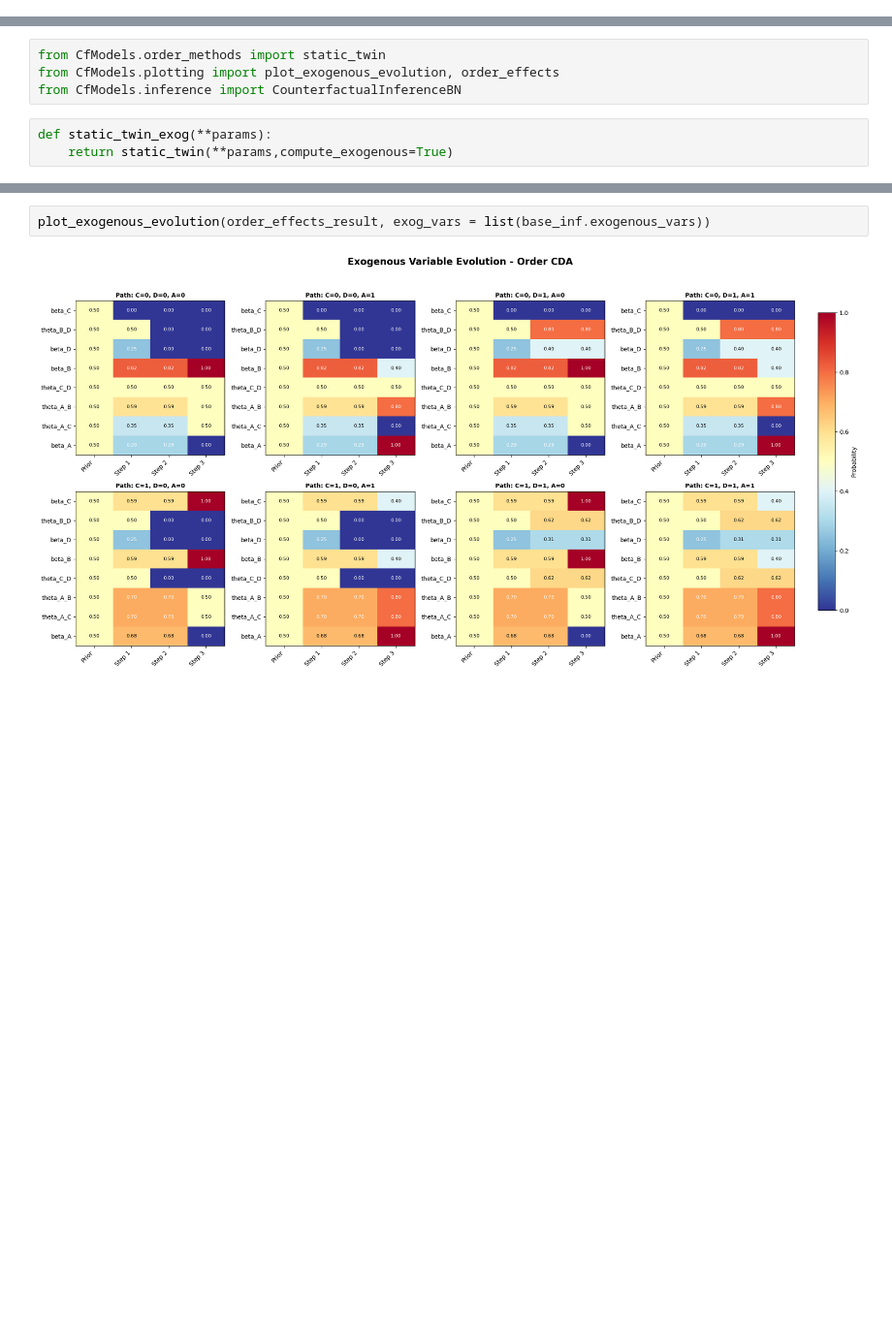
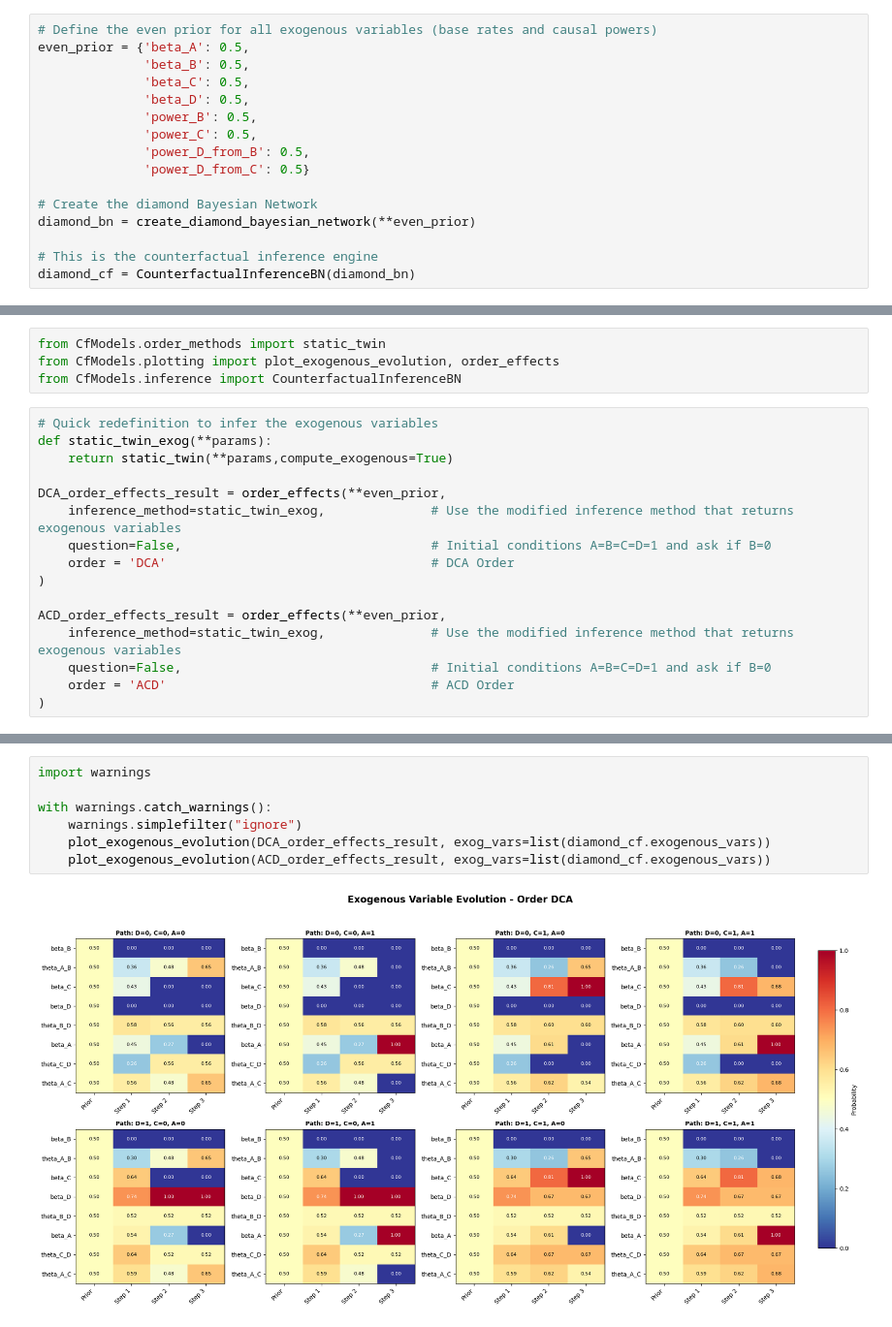
Before and after one commit to navarrenicolas/backtracking_counterfactuals, a Jupyter notebook: code/python/notebooks/order_effects.ipynb, the cells around one changed output, grey strips where cells are left out. Shown at 97% size. Saved outputs shown, nothing was run; the diff lists cells and outputs as text; blank space fills up the shorter version.

Commit message:
adding order effects tutorial

```diff
--- a/code/python/notebooks/order_effects.ipynb
+++ b/code/python/notebooks/order_effects.ipynb
@@ -268,0 +279,16 @@ interactive(children=(FloatSlider(value=0.95, description='beta_A:', max=0.99, m
+# %%
+# Define the even prior for all exogenous variables (base rates and causal powers)
+even_prior = {'beta_A': 0.5,
+              'beta_B': 0.5,
+              'beta_C': 0.5,
+              'beta_D': 0.5,
+              'power_B': 0.5,
+              'power_C': 0.5,
+              'power_D_from_B': 0.5,
+              'power_D_from_C': 0.5}
+
+# Create the diamond Bayesian Network
+diamond_bn = create_diamond_bayesian_network(**even_prior)
+
+# This is the counterfactual inference engine
+diamond_cf = CounterfactualInferenceBN(diamond_bn)
@@ -273,5 +635,18 @@ from CfModels.order_methods import static_twin
 from CfModels.plotting import plot_exogenous_evolution, order_effects
 from CfModels.inference import CounterfactualInferenceBN
 # %%
+# Quick redefinition to infer the exogenous variables
 def static_twin_exog(**params):
     return static_twin(**params,compute_exogenous=True)
+
+DCA_order_effects_result = order_effects(**even_prior,
+    inference_method=static_twin_exog,              # Use the modified inference method that returns exogenous variables
+    question=False,                                 # Initial conditions A=B=C=D=1 and ask if B=0
+    order = 'DCA'                                   # DCA Order
+)
+
+ACD_order_effects_result = order_effects(**even_prior,
+    inference_method=static_twin_exog,              # Use the modified inference method that returns exogenous variables
+    question=False,                                 # Initial conditions A=B=C=D=1 and ask if B=0
+    order = 'ACD'                                   # ACD Order
+)
@@ -304,4 +653,9 @@ base_inf = CounterfactualInferenceBN(diamond_bn)
 # %%
-plot_exogenous_evolution(order_effects_result, exog_vars = list(base_inf.exogenous_vars))
+import warnings
+
+with warnings.catch_warnings():
+    warnings.simplefilter("ignore")
+    plot_exogenous_evolution(DCA_order_effects_result, exog_vars=list(diamond_cf.exogenous_vars))
+    plot_exogenous_evolution(ACD_order_effects_result, exog_vars=list(diamond_cf.exogenous_vars))
 # %% [output]
-[figure, old version]
+[figure, new version]
```
Also changed, not shown: parts of 33 cells of this notebook.
